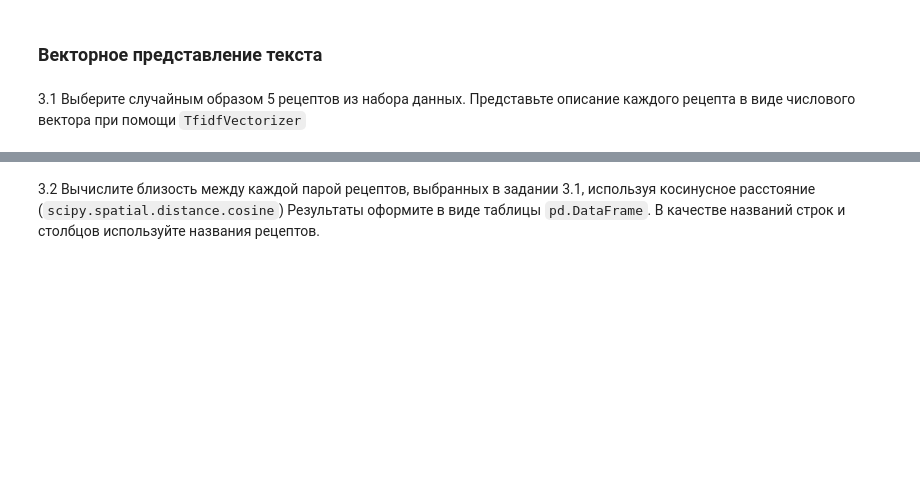
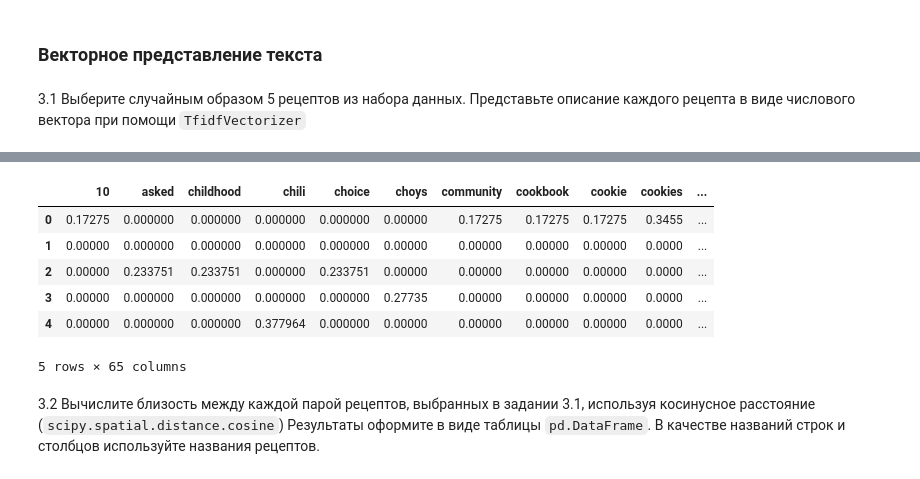
Before and after one commit to GeorgiyDemo/FA, a Jupyter notebook: Course III/TOBD/09_string_2/09_string_2_Деменчук_Георгий.ipynb, the cells around one changed output, grey strips where cells are left out. Cells and saved outputs as stored; diff of their text form; code cells hidden in the pictures; blank space fills up the shorter version.

```diff
--- a/Course III/TOBD/09_string_2/09_string_2_Деменчук_Георгий.ipynb
+++ b/Course III/TOBD/09_string_2/09_string_2_Деменчук_Георгий.ipynb
@@ -204,2 +215,8 @@ NotebookApp.rate_limit_window=3.0 (secs)
 # %% [markdown]
 1.2 Сгенерируйте 5 пар случайно выбранных слов и посчитайте между ними расстояние редактирования.
+# %%
+import random
+data = random.sample(list(words_set), 10)
+for i in range(0,len(data),2):
+    x, y = data[i], data[i+1]
+    print(edit_distance(x, y), x, y)
@@ -224,0 +347,4 @@ NotebookApp.rate_limit_window=3.0 (secs)
+# %%
+preprocessed_descriptions = pd.read_csv("./data/preprocessed_descriptions.csv")
+data = preprocessed_descriptions.sample(5)
+data
@@ -224,0 +360,10 @@ NotebookApp.rate_limit_window=3.0 (secs)
+# %%
+vectorizer = TfidfVectorizer(analyzer="word", stop_words="english")
+vectorizer.fit(data["preprocessed_descriptions"])
+
+def vectorizer_processing(x):
+    sents = [x["preprocessed_descriptions"]]
+    vector = vectorizer.transform(sents)
+    return vector.toarray()
+
+data['TfidfVectorizer'] = data.apply(lambda x: vectorizer_processing(x), axis=1)
@@ -224,0 +416,4 @@ NotebookApp.rate_limit_window=3.0 (secs)
+# %%
+vectorizer2 = TfidfVectorizer(analyzer="word", stop_words="english")
+transform2 = vectorizer2.fit_transform(data["preprocessed_descriptions"].to_list())
+transform2.shape
@@ -225,2 +473,13 @@ NotebookApp.rate_limit_window=3.0 (secs)
+# %%
+df = pd.DataFrame(transform2.toarray(), columns = vectorizer2.get_feature_names())
+df
+# %% [output]
+|  | 10 | asked | childhood | chili | choice | choys | community | cookbook | cookie | cookies | ... |
+| 0 | 0.17275 | 0.000000 | 0.000000 | 0.000000 | 0.000000 | 0.00000 | 0.17275 | 0.17275 | 0.17275 | 0.3455 | ... |
+| 1 | 0.00000 | 0.000000 | 0.000000 | 0.000000 | 0.000000 | 0.00000 | 0.00000 | 0.00000 | 0.00000 | 0.0000 | ... |
+| 2 | 0.00000 | 0.233751 | 0.233751 | 0.000000 | 0.233751 | 0.00000 | 0.00000 | 0.00000 | 0.00000 | 0.0000 | ... |
+| 3 | 0.00000 | 0.000000 | 0.000000 | 0.000000 | 0.000000 | 0.27735 | 0.00000 | 0.00000 | 0.00000 | 0.0000 | ... |
+| 4 | 0.00000 | 0.000000 | 0.000000 | 0.377964 | 0.000000 | 0.00000 | 0.00000 | 0.00000 | 0.00000 | 0.0000 | ... |
+5 rows × 65 columns
 # %% [markdown]
 3.2 Вычислите близость между каждой парой рецептов, выбранных в задании 3.1, используя косинусное расстояние (`scipy.spatial.distance.cosine`) Результаты оформите в виде таблицы `pd.DataFrame`. В качестве названий строк и столбцов используйте названия рецептов.
```
Also changed, not shown: parts of 38 cells of this notebook, 3 other files.
